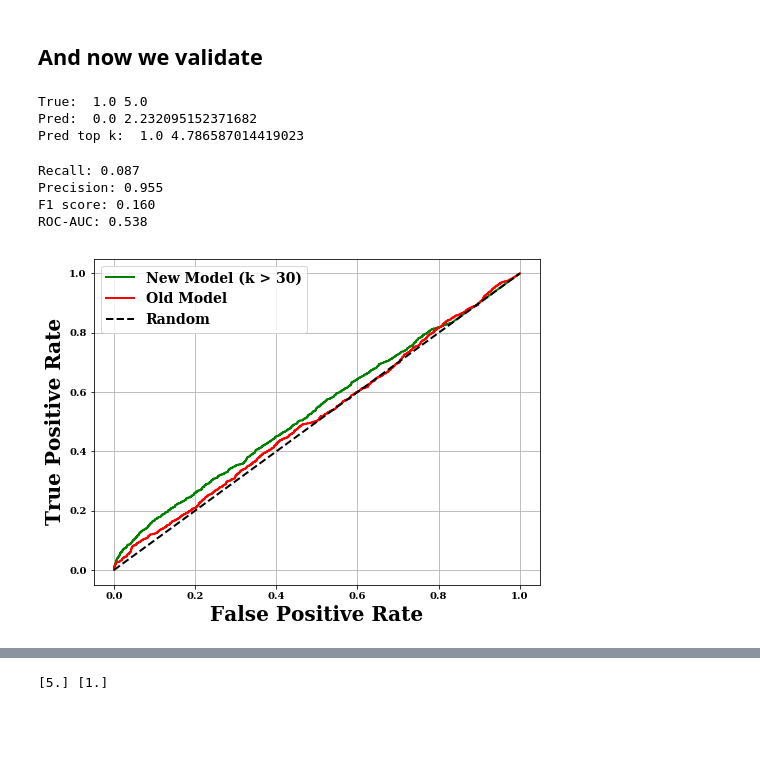
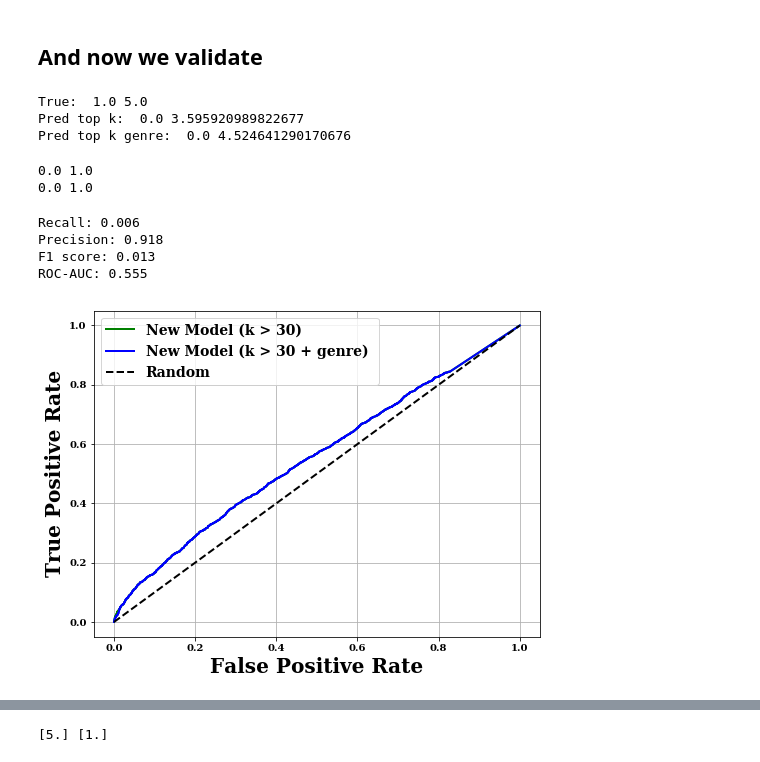
Before and after one commit to ahack379/DataInsight, a Jupyter notebook: Week3_Mon_book.ipynb, the cells around one changed output, grey strips where cells are left out. Cells and saved outputs as stored; diff of their text form; code cells hidden in the pictures; blank space fills up the shorter version.

```diff
--- a/Week3_Mon_book.ipynb
+++ b/Week3_Mon_book.ipynb
@@ -104,8 +103,6 @@ for i in range(df_ratings_cut.shape[0]):
     genre, tag_id = book_q.genre.values[0], book_q.tag_id.values[0]
     ratings_genre_mat[user_i][book_i] = int(tag_id)
 
-    genre_list_dict[user_i][]
-
 #    if genre == in_genre:
 #        ratings_genre_mat[user_i][book_i] = tag_id
 #         if ratings_genre_mat[user_i][book_i] == 0:
@@ -180,18 +215,29 @@ nonzero_test = test_set > 0
 
 # get non-zero test entries, since we can't evaluate for unsubmitted ratings!
 y_true = test_set[nonzero_test]
-y_pred = user_prediction[nonzero_test]
-y_pred_topk = user_prediction_topk[nonzero_test]+1
+y_pred_topk = user_prediction_topk[nonzero_test] #+1
+y_pred_topk_genre = user_prediction_topk_genre[nonzero_test]
+#y_pred = user_prediction[nonzero_test]
 
 print('True: ',min(y_true),max(y_true))
-print('Pred: ',min(y_pred),max(y_pred))
 print('Pred top k: ',min(y_pred_topk),max(y_pred_topk))
+print('Pred top k genre: ',min(y_pred_topk_genre),max(y_pred_topk_genre))
+#print('Pred: ',min(y_pred),max(y_pred))
 
-#******FIX THE NAMES HERE FIRST
 # Continous version of predictions, scaled to 0, 1
-y_pred_scaled = (y_pred - min(y_pred))/ max(y_pred) # 1.) / 4.
 y_pred_scaled_topk  = (y_pred_topk - min(y_pred_topk)) / max(y_pred_topk)
+y_pred_scaled_topk_genre  = (y_pred_topk_genre - min(y_pred_topk_genre)) / max(y_pred_topk_genre)
+#y_pred_scaled = (y_pred - min(y_pred))/ max(y_pred) # 1.) / 4.
+
+# binarize true values and predictions
+y_true_binarized = binarize(y_true.copy(), 4)
+y_pred_binarized_topk = binarize(y_pred_topk.copy(), 3)
+y_pred_binarized_topk_genre = binarize(y_pred_topk_genre.copy(), 3)
+#y_pred_binarized = binarize(y_pred.copy(), 3)
+
+diff = (y_pred_topk - y_pred_topk_genre)
+#diff = (y_pred_scaled_topk - y_pred_scaled_topk_genre)
 # %% [output]
 True:  1.0 5.0
-Pred:  0.0 2.232095152371682
-Pred top k:  1.0 4.786587014419023
+Pred top k:  0.0 3.595920989822677
+Pred top k genre:  0.0 4.524641290170676
@@ -203,8 +243,0 @@ y_pred_genre_scaled = (y_pred_genre_topk - min(y_pred_genre_topk)) / max(y_pred_
-# %%
-# binarize true values and predictions
-y_pred_binarized = binarize(y_pred.copy(), 3) #5)
-y_pred_binarized_topk = binarize(y_pred_topk.copy(), 3) #5)
-y_pred_genre_binarized = binarize(y_pred_genre_topk.copy(), 3) #5)
-
-y_true_binarized = binarize(y_true.copy(), 3)
-y_true_genre_binarized = binarize(y_true_genre.copy(), 3)
@@ -211,4 +247,13 @@ y_true_genre_binarized = binarize(y_true_genre.copy(), 3)
+# %%
+print(min(y_pred_scaled_topk),max(y_pred_scaled_topk))
+print(min(y_pred_scaled_topk_genre),max(y_pred_scaled_topk_genre))
+# %% [output]
+0.0 1.0
+0.0 1.0
 # %%
+# y_pred_genre_scaled = (y_pred_genre_topk - min(y_pred_genre_topk)) / max(y_pred_genre_topk)
+# y_pred_genre_binarized = binarize(y_pred_genre_topk.copy(), 3) #5)
+# y_true_genre_binarized = binarize(y_true_genre.copy(), 3)
 print( 'Recall: %0.3f' % recall_score(y_true_binarized, y_pred_binarized_topk))
 print( 'Precision: %0.3f' % precision_score(y_true_binarized, y_pred_binarized_topk))
 print( 'F1 score: %0.3f' % f1_score(y_true_binarized, y_pred_binarized_topk))
@@ -216,33 +261,32 @@ print( 'F1 score: %0.3f' % f1_score(y_true_binarized, y_pred_binarized_topk))
 # but roc-auc is more accurate when using continuous predictions.
 auc_score = roc_auc_score(y_true_binarized, y_pred_scaled_topk)
 print( 'ROC-AUC: %0.3f' % auc_score)
-
-#fpr_test, tpr_test, thresholds_test = roc_curve(y_true_binarized, y_pred_scaled)
-fpr, tpr, thresholds = roc_curve(y_true_binarized, y_pred_scaled_topk)
-#fpr_g, tpr_g, thresholds = roc_curve(y_true_genre_binarized, y_pred_genre_scaled)
-fpr_w2, tpr_w2, thresholds_w2 = roc_curve(y_true_binarized, y_pred_scaled)
 # %% [output]
-Recall: 0.087
-Precision: 0.955
-F1 score: 0.160
-ROC-AUC: 0.538
+Recall: 0.006
+Precision: 0.918
+F1 score: 0.013
+ROC-AUC: 0.555
+# %%
+fpr, tpr, thresholds     = roc_curve(y_true_binarized, y_pred_scaled_topk)
+fpr_g, tpr_g, thresholds = roc_curve(y_true_binarized, y_pred_scaled_topk_genre)
+#fpr_w2, tpr_w2, thresholds_w2 = roc_curve(y_true_binarized, y_pred_scaled)
 # %%
 # recall, precision, and f1 are definied for binarized predictions
 # plot ROC curve
 plt.figure(figsize=(8, 6))
 plt.plot(fpr, tpr, lw=2,color='green',label='New Model (k > 30)')
-#plt.plot(fpr_g, tpr_g, lw=2,color='blue',label='New Model (k > 30 + genre) ')
-plt.plot(fpr_w2, tpr_w2, lw=2,color='red',label='Old Model')
+plt.plot(fpr_g, tpr_g, lw=2,color='blue',label='New Model (k > 30 + genre) ')
+#plt.plot(fpr_w2, tpr_w2, lw=2,color='red',label='Old Model')
 
 plt.plot([0, 1], [0, 1], 'k--',lw=2,label='Random')
 #plt.title('ROC') # (AUC=%0.3f)' % auc_score)
 plt.xlabel('False Positive Rate',fontsize=20)
 plt.ylabel('True Positive Rate',fontsize=20)
 plt.grid(True)
 plt.legend(fontsize=14)
 plt.savefig('Plots/%s_%s_roc.png'%(week,day),bbox_to_inches='tight')
 # %% [output]
-[figure, old version]
+[figure, new version]
 # %%
 def recall_at_k(true, pred, user_ids, k, tol=2.5):
     unique_users = np.unique(user_ids)
```
Also changed, not shown: parts of 14 cells of this notebook, 12 other files.
